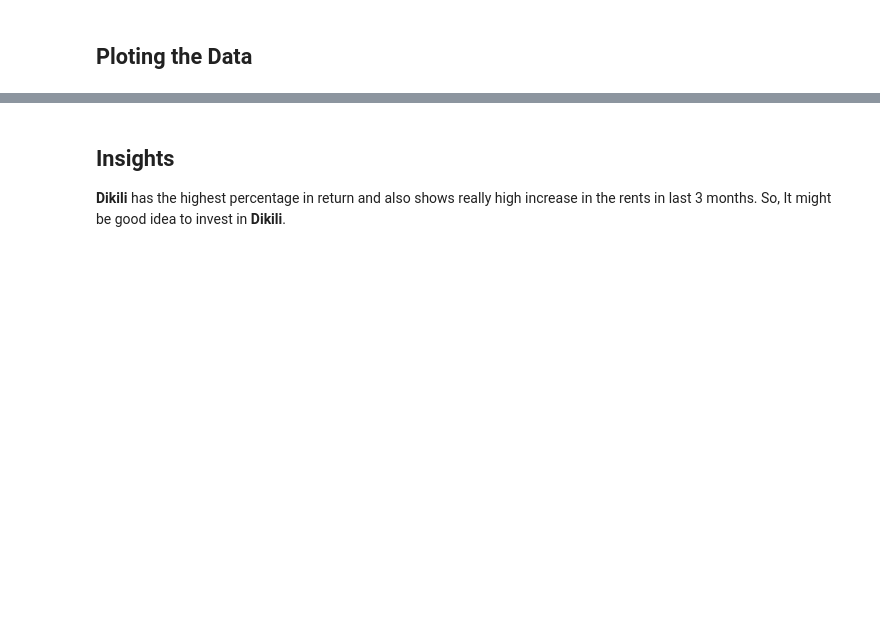
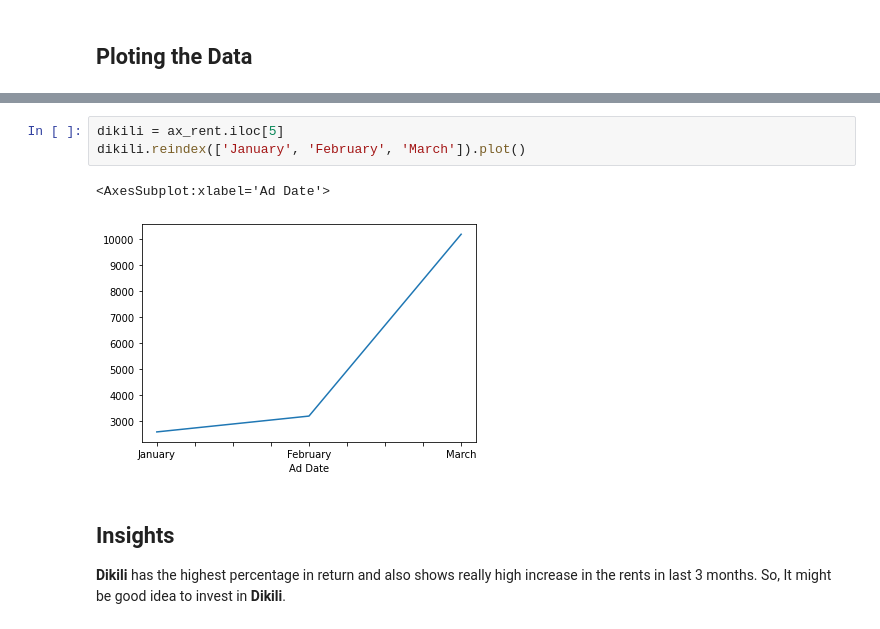
Before and after one commit to AliDeemir/Real-Estate-Investment-Data-Analysis, a Jupyter notebook: Real_Estate_Investment.ipynb, the cells around one changed output, grey strips where cells are left out. Saved outputs shown, nothing was run; the diff lists cells and outputs as text; blank space fills up the shorter version.

```diff
--- a/Real_Estate_Investment.ipynb
+++ b/Real_Estate_Investment.ipynb
@@ -295,3 +560,9 @@ plt.show()
+# %%
+dikili = ax_rent.iloc[5]
+dikili.reindex(['January', 'February', 'March']).plot()
+# %% [output]
+<AxesSubplot:xlabel='Ad Date'>
+[figure, added]
 # %% [markdown]
 ## Insights
 **Dikili** has the highest percentage in return and also shows really high increase in the rents in last 3 months. So, It might be good idea to invest in **Dikili**.
```
Also changed, not shown: parts of 22 cells of this notebook.
